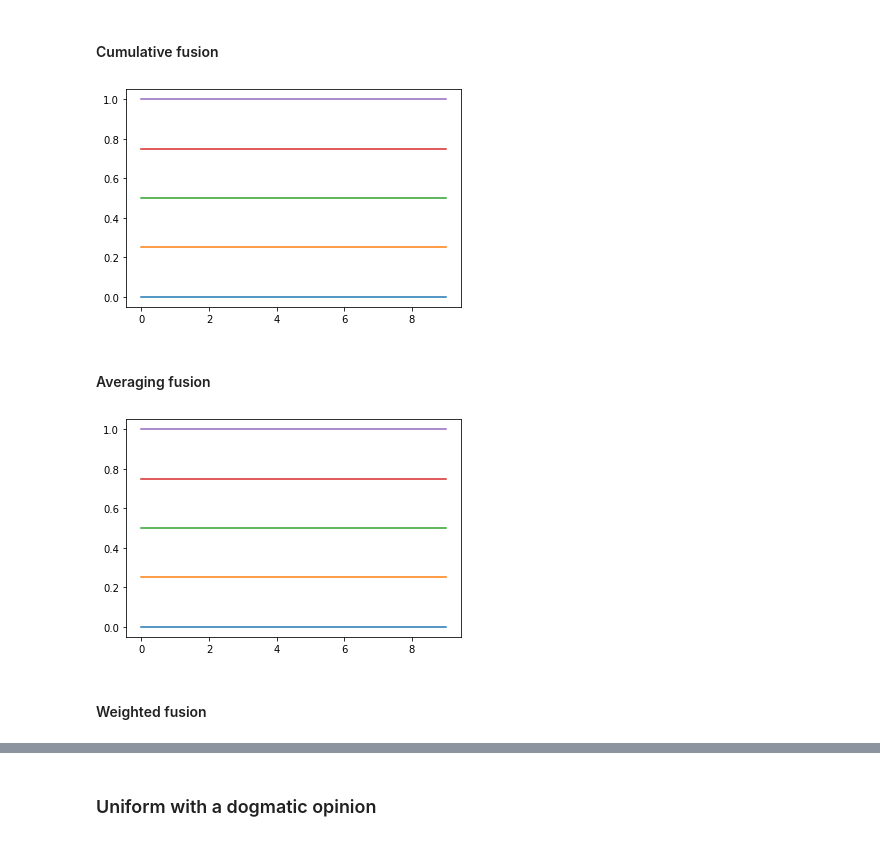
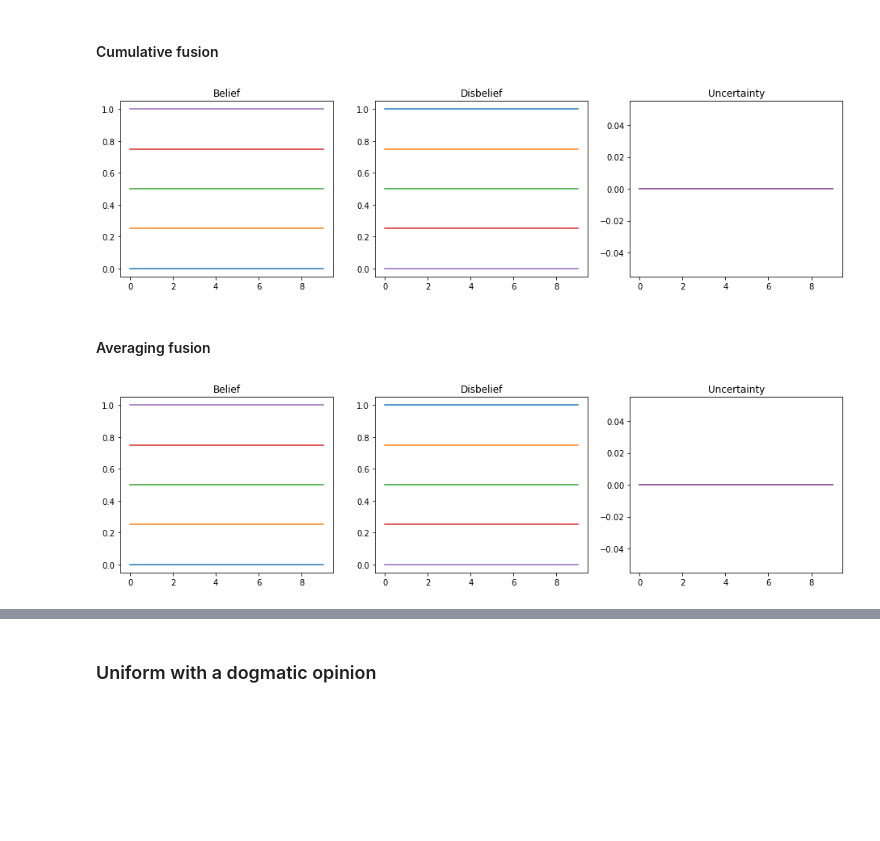
Before and after one commit to josecoliveira/subjective-logic, a Jupyter notebook: Model.ipynb, the cells around one changed output, grey strips where cells are left out. Drawn from its saved outputs; the diff is of its cells as text; code cells hidden in the pictures; blank space fills up the shorter version.

```diff
--- a/Model.ipynb
+++ b/Model.ipynb
@@ -152,3 +199,3 @@ trust_graph[0]
 # %%
-update_function(averaging_fusion, 0, trust_graph[0], state)
+update(cumulative_fusion, 0, trust_graph[0], state)
 # %% [output]
@@ -164,14 +210,21 @@ def overall_update(
     new_state = []
     N = len(state)
     for i in range(N):
-        new_state.append(update(averaging_fusion, i, trust_graph[i], state))
+        new_state.append(update(fusion_operator, i, trust_graph[i], state))
     return new_state
 # %% [markdown]
 # Simulations
-# %%
-def plot(n, interactions, states):
-    for i in range(n):
-        plt.plot(list(range(interactions)), [states[j][i].b[0] for j in range(interactions)])
+# %%
+def plot(n, interactions, states):
+    fig, [axb, axd, axu] = plt.subplots(1, 3)
+    fig.set(figwidth=16)
+    axb.set_title("Belief")
+    axd.set_title("Disbelief")
+    axu.set_title("Uncertainty")
+    for i in range(n):
+        axb.plot(list(range(interactions)), [states[j][i].b[0] for j in range(interactions)])
+        axd.plot(list(range(interactions)), [states[j][i].b[1] for j in range(interactions)])
+        axu.plot(list(range(interactions)), [states[j][i].u for j in range(interactions)])
 # %% [markdown]
 ## Clique
 # %% [markdown]
@@ -181,16 +234,16 @@ def plot(n, interactions, states):
 # %%
 N = 5
 INTERACTIONS = 10
 state = uniform_dogmatic(N)
 states = [state]
-trust_graph = clique(N)
+trust_graph = clique(N, 0.5)
 
 for i in range(INTERACTIONS):
     states.append(overall_update(cumulative_fusion, trust_graph, states[-1]))
 
 plot(N, INTERACTIONS, states)
 # %% [output]
-[figure, old version]
+[figure, new version]
 # %% [markdown]
 #### Averaging fusion
 # %%
@@ -198,13 +251,11 @@ N = 5
 INTERACTIONS = 10
 state = uniform_dogmatic(N)
 states = [state]
-trust_graph = clique(N)
+trust_graph = clique(N, 0.5)
 
 for i in range(INTERACTIONS):
     states.append(overall_update(averaging_fusion, trust_graph, states[-1]))
 
 plot(N, INTERACTIONS, states)
 # %% [output]
-[figure, old version]
+[figure, new version]
-# %% [markdown]
-#### Weighted fusion
```
Also changed, not shown: parts of 76 cells of this notebook.
